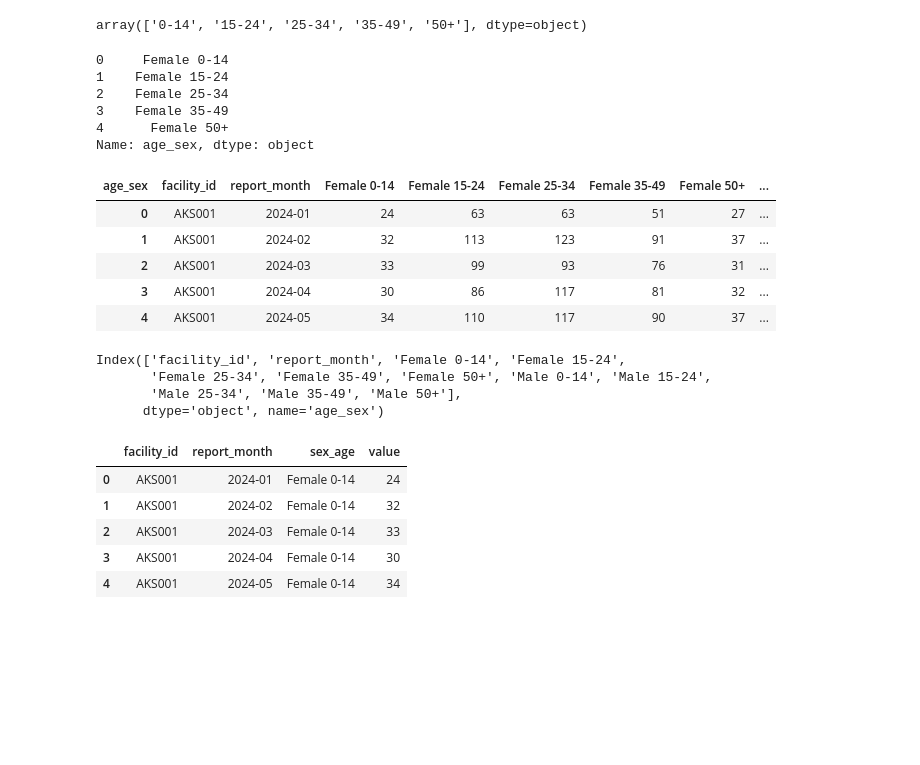
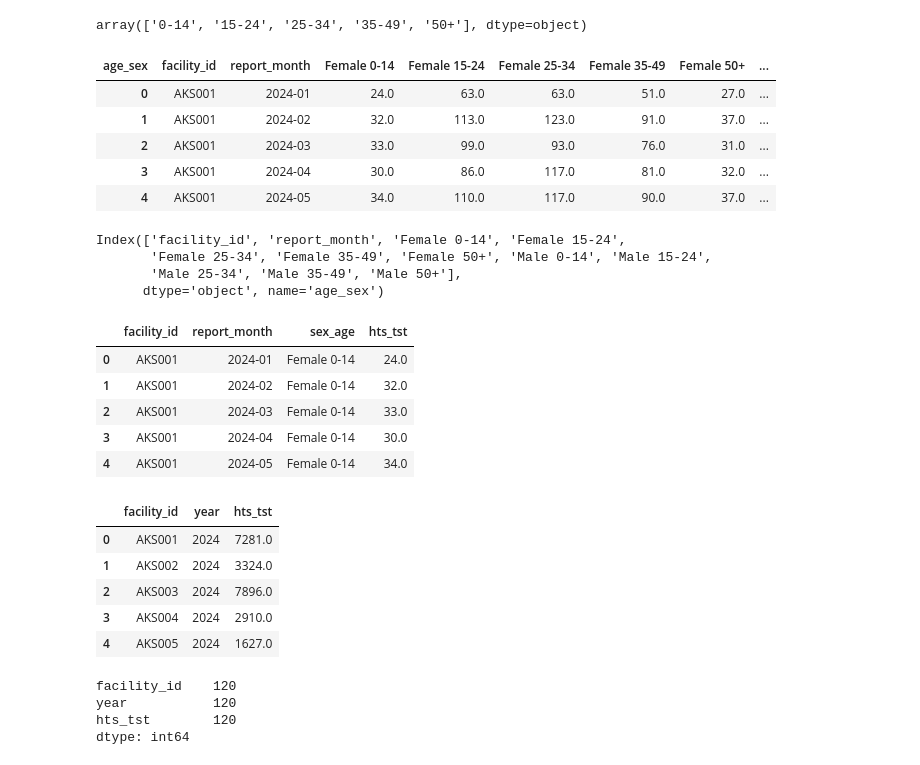
Before and after one commit to AlozieCollins/Intern-dataset-work, a Jupyter notebook: work.ipynb, the cells around one changed output. Saved outputs shown, nothing was run; the diff lists cells and outputs as text; code cells hidden in the pictures; blank space fills up the shorter version.

```diff
--- a/work.ipynb
+++ b/work.ipynb
@@ -747,12 +817,7 @@ ds["age_sex"] = (
     ds["sex"] + " " + ds["age_band"]
 )
 # %%
-ds["age_sex"].head()
+# checking the age_sex column, below i checked my hts_tst data type and it said it was an object so i had comeup and change the hts type to numeric so eveything i had previously worked on would be in a numberic format
+
+ds["hts_tst"] = pd.to_numeric(ds["hts_tst"], errors="coerce")
-# %% [output]
-0     Female 0-14
-1    Female 15-24
-2    Female 25-34
-3    Female 35-49
-4      Female 50+
-Name: age_sex, dtype: object
 # %%
@@ -764,12 +830,13 @@ wide = ds.pivot_table(
     fill_value=0
 ).reset_index()
 # %%
+# Checking the wide table
 wide.head()
 # %% [output]
 | age_sex | facility_id | report_month | Female 0-14 | Female 15-24 | Female 25-34 | Female 35-49 | Female 50+ | ... |
-| 0 | AKS001 | 2024-01 | 24 | 63 | 63 | 51 | 27 | ... |
-| 1 | AKS001 | 2024-02 | 32 | 113 | 123 | 91 | 37 | ... |
-| 2 | AKS001 | 2024-03 | 33 | 99 | 93 | 76 | 31 | ... |
-| 3 | AKS001 | 2024-04 | 30 | 86 | 117 | 81 | 32 | ... |
-| 4 | AKS001 | 2024-05 | 34 | 110 | 117 | 90 | 37 | ... |
+| 0 | AKS001 | 2024-01 | 24.0 | 63.0 | 63.0 | 51.0 | 27.0 | ... |
+| 1 | AKS001 | 2024-02 | 32.0 | 113.0 | 123.0 | 91.0 | 37.0 | ... |
+| 2 | AKS001 | 2024-03 | 33.0 | 99.0 | 93.0 | 76.0 | 31.0 | ... |
+| 3 | AKS001 | 2024-04 | 30.0 | 86.0 | 117.0 | 81.0 | 32.0 | ... |
+| 4 | AKS001 | 2024-05 | 34.0 | 110.0 | 117.0 | 90.0 | 37.0 | ... |
 # %%
@@ -780,16 +848,17 @@ Index(['facility_id', 'report_month', 'Female 0-14', 'Female 15-24',
        'Male 25-34', 'Male 35-49', 'Male 50+'],
       dtype='object', name='age_sex')
 # %%
+# .melt is used to change back from wide to long, so the age_sex values are no more columns but now rows and the values of the sex_age are now in a column called value
 long_again = wide.melt(
     id_vars=["facility_id", "report_month"],
     var_name="sex_age",
-    value_name="value"
+    value_name= "hts_tst"
 )
 long_again.head()
 # %% [output]
-|  | facility_id | report_month | sex_age | value |
-| 0 | AKS001 | 2024-01 | Female 0-14 | 24 |
-| 1 | AKS001 | 2024-02 | Female 0-14 | 32 |
-| 2 | AKS001 | 2024-03 | Female 0-14 | 33 |
-| 3 | AKS001 | 2024-04 | Female 0-14 | 30 |
-| 4 | AKS001 | 2024-05 | Female 0-14 | 34 |
+|  | facility_id | report_month | sex_age | hts_tst |
+| 0 | AKS001 | 2024-01 | Female 0-14 | 24.0 |
+| 1 | AKS001 | 2024-02 | Female 0-14 | 32.0 |
+| 2 | AKS001 | 2024-03 | Female 0-14 | 33.0 |
+| 3 | AKS001 | 2024-04 | Female 0-14 | 30.0 |
+| 4 | AKS001 | 2024-05 | Female 0-14 | 34.0 |
@@ -795,0 +871,21 @@ long_again.head()
+# %%
+# i grouped the facility and the facility year with the sum of the hts_tst values
+facility_year = (
+    ds.groupby(["facility_id", "year"])
+    ["hts_tst"].sum().reset_index()
+    )
+facility_year.head()
+# %% [output]
+|  | facility_id | year | hts_tst |
+| 0 | AKS001 | 2024 | 7281.0 |
+| 1 | AKS002 | 2024 | 3324.0 |
+| 2 | AKS003 | 2024 | 7896.0 |
+| 3 | AKS004 | 2024 | 2910.0 |
+| 4 | AKS005 | 2024 | 1627.0 |
+# %%
+facility_year.count()
+# %% [output]
+facility_id    120
+year           120
+hts_tst        120
+dtype: int64
```
Also changed, not shown: parts of 48 cells of this notebook.
